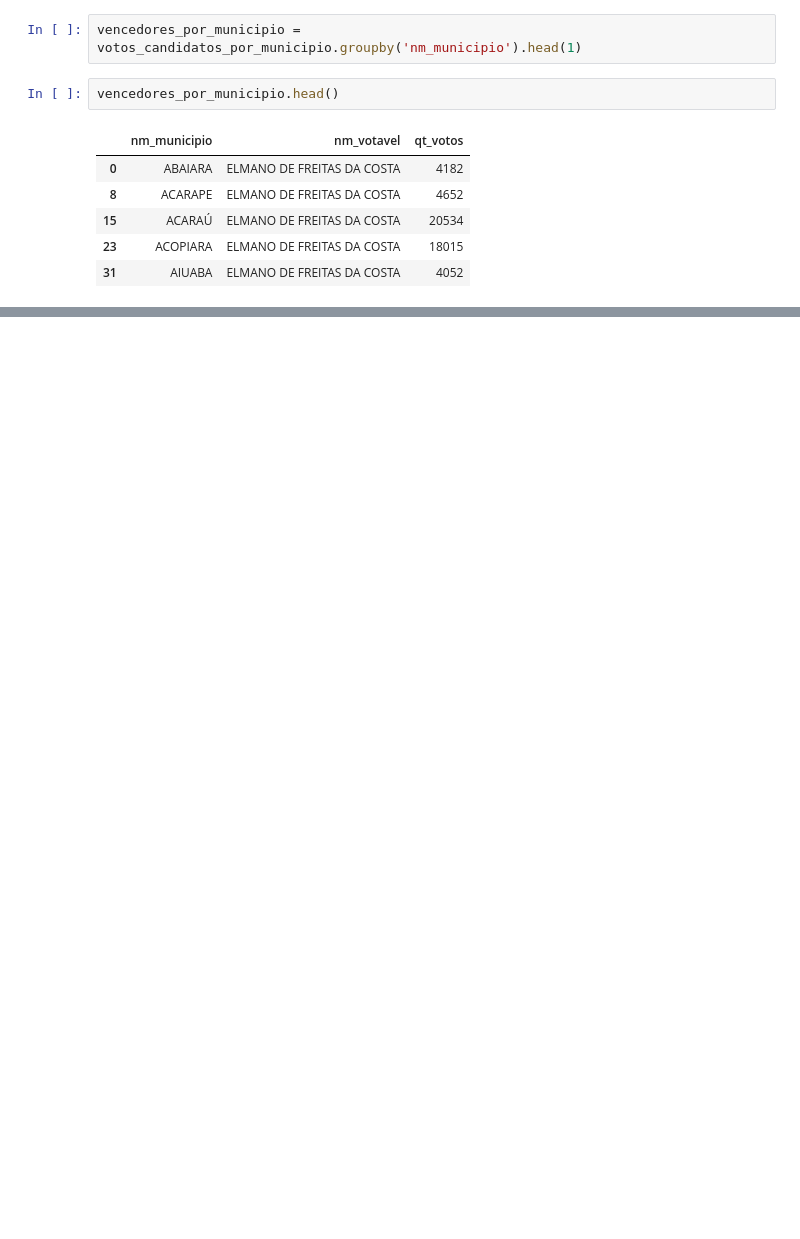
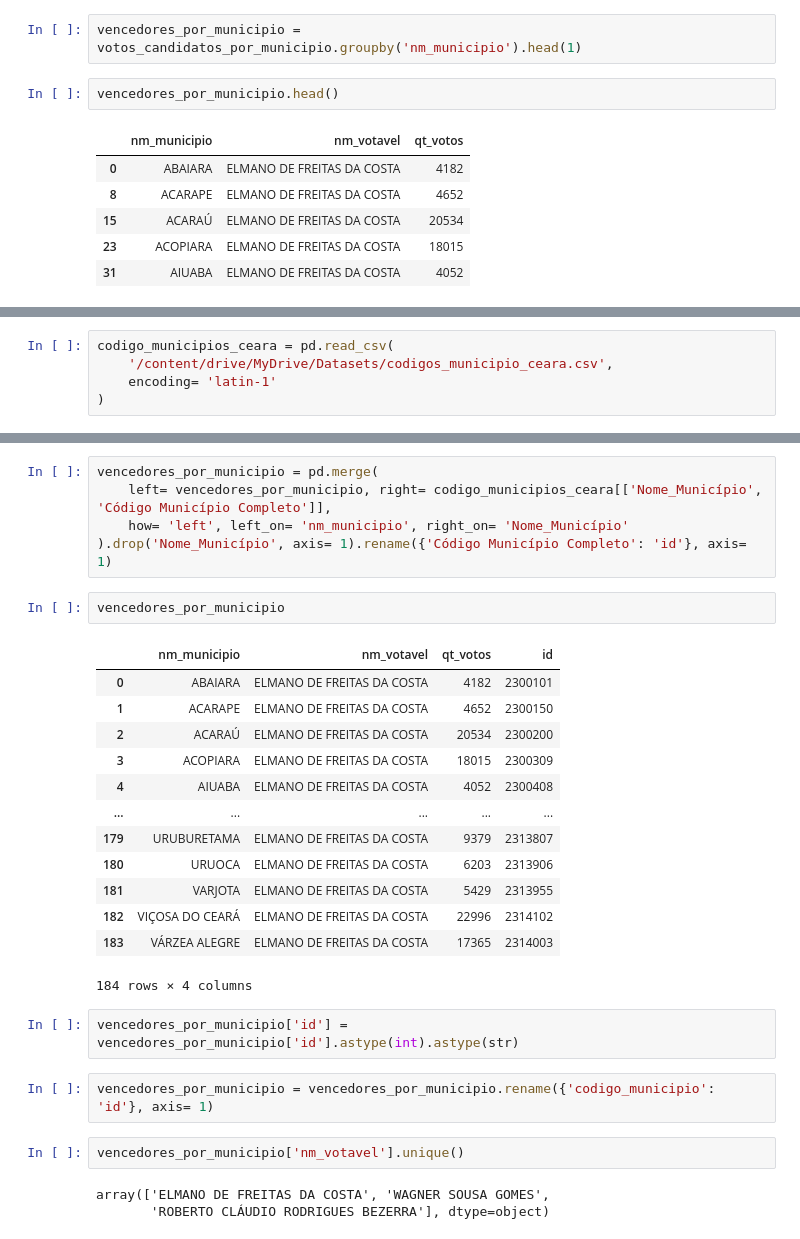
Before and after one commit to DamodaraBarbosa/clustering_municipios_eleicoes_2022_ceara, a Jupyter notebook: 05_data_analysis_eleicoes_ceara_2022.ipynb, the cells around one changed output, grey strips where cells are left out. Saved outputs shown, nothing was run; the diff lists cells and outputs as text; blank space fills up the shorter version.

```diff
--- a/05_data_analysis_eleicoes_ceara_2022.ipynb
+++ b/05_data_analysis_eleicoes_ceara_2022.ipynb
@@ -548,0 +579,5 @@ fig.show()
+# %%
+codigo_municipios_ceara = pd.read_csv(
+    '/content/drive/MyDrive/Datasets/codigos_municipio_ceara.csv',
+    encoding= 'latin-1'
+)
@@ -548,0 +593,30 @@ fig.show()
+# %%
+vencedores_por_municipio = pd.merge(
+    left= vencedores_por_municipio, right= codigo_municipios_ceara[['Nome_Município', 'Código Município Completo']],
+    how= 'left', left_on= 'nm_municipio', right_on= 'Nome_Município'
+).drop('Nome_Município', axis= 1).rename({'Código Município Completo': 'id'}, axis= 1)
+# %%
+vencedores_por_municipio
+# %% [output]
+|  | nm_municipio | nm_votavel | qt_votos | id |
+| 0 | ABAIARA | ELMANO DE FREITAS DA COSTA | 4182 | 2300101 |
+| 1 | ACARAPE | ELMANO DE FREITAS DA COSTA | 4652 | 2300150 |
+| 2 | ACARAÚ | ELMANO DE FREITAS DA COSTA | 20534 | 2300200 |
+| 3 | ACOPIARA | ELMANO DE FREITAS DA COSTA | 18015 | 2300309 |
+| 4 | AIUABA | ELMANO DE FREITAS DA COSTA | 4052 | 2300408 |
+| ... | ... | ... | ... | ... |
+| 179 | URUBURETAMA | ELMANO DE FREITAS DA COSTA | 9379 | 2313807 |
+| 180 | URUOCA | ELMANO DE FREITAS DA COSTA | 6203 | 2313906 |
+| 181 | VARJOTA | ELMANO DE FREITAS DA COSTA | 5429 | 2313955 |
+| 182 | VIÇOSA DO CEARÁ | ELMANO DE FREITAS DA COSTA | 22996 | 2314102 |
+| 183 | VÁRZEA ALEGRE | ELMANO DE FREITAS DA COSTA | 17365 | 2314003 |
+184 rows × 4 columns
+# %%
+vencedores_por_municipio['id'] = vencedores_por_municipio['id'].astype(int).astype(str)
+# %%
+vencedores_por_municipio = vencedores_por_municipio.rename({'codigo_municipio': 'id'}, axis= 1)
+# %%
+vencedores_por_municipio['nm_votavel'].unique()
+# %% [output]
+array(['ELMANO DE FREITAS DA COSTA', 'WAGNER SOUSA GOMES',
+       'ROBERTO CLÁUDIO RODRIGUES BEZERRA'], dtype=object)
```
Also changed, not shown: parts of 38 cells of this notebook.
